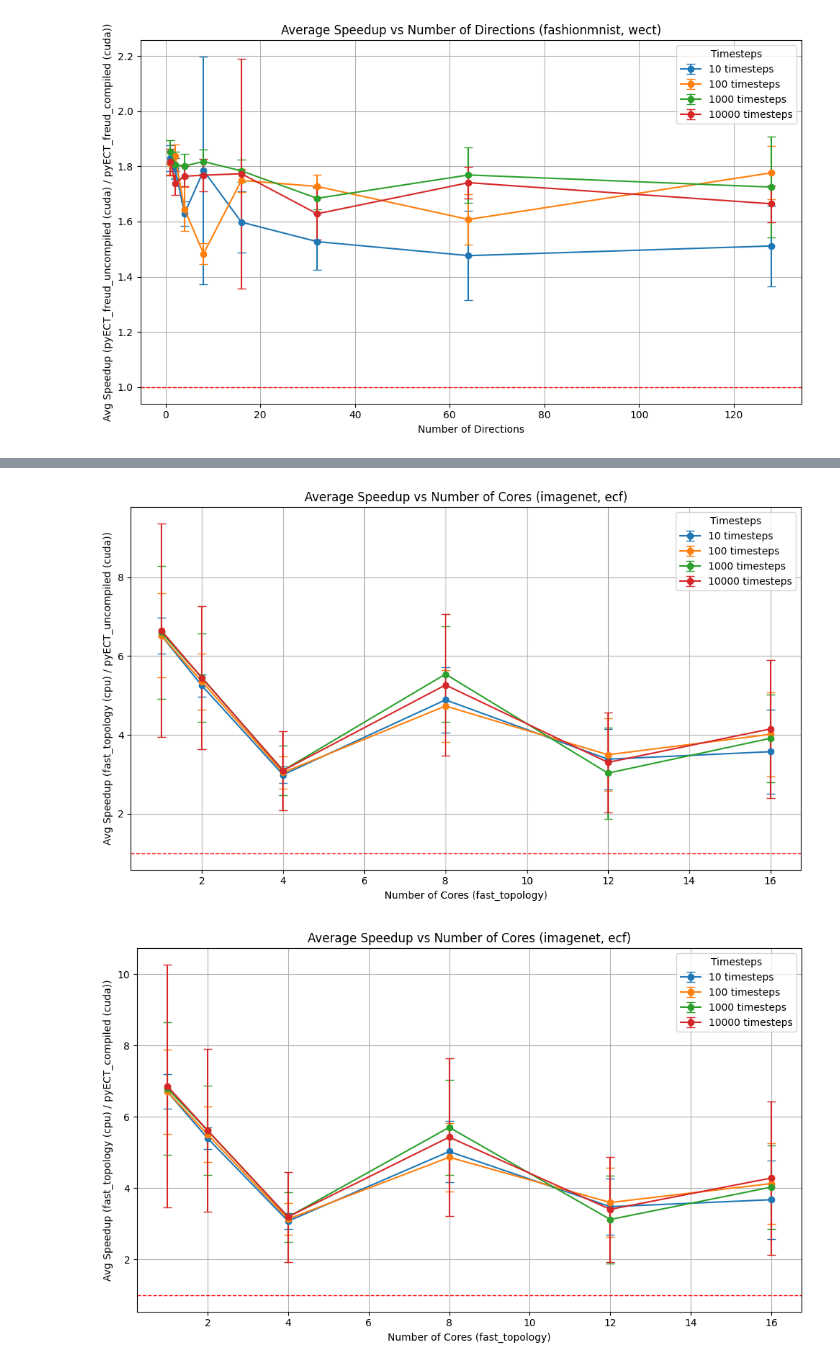
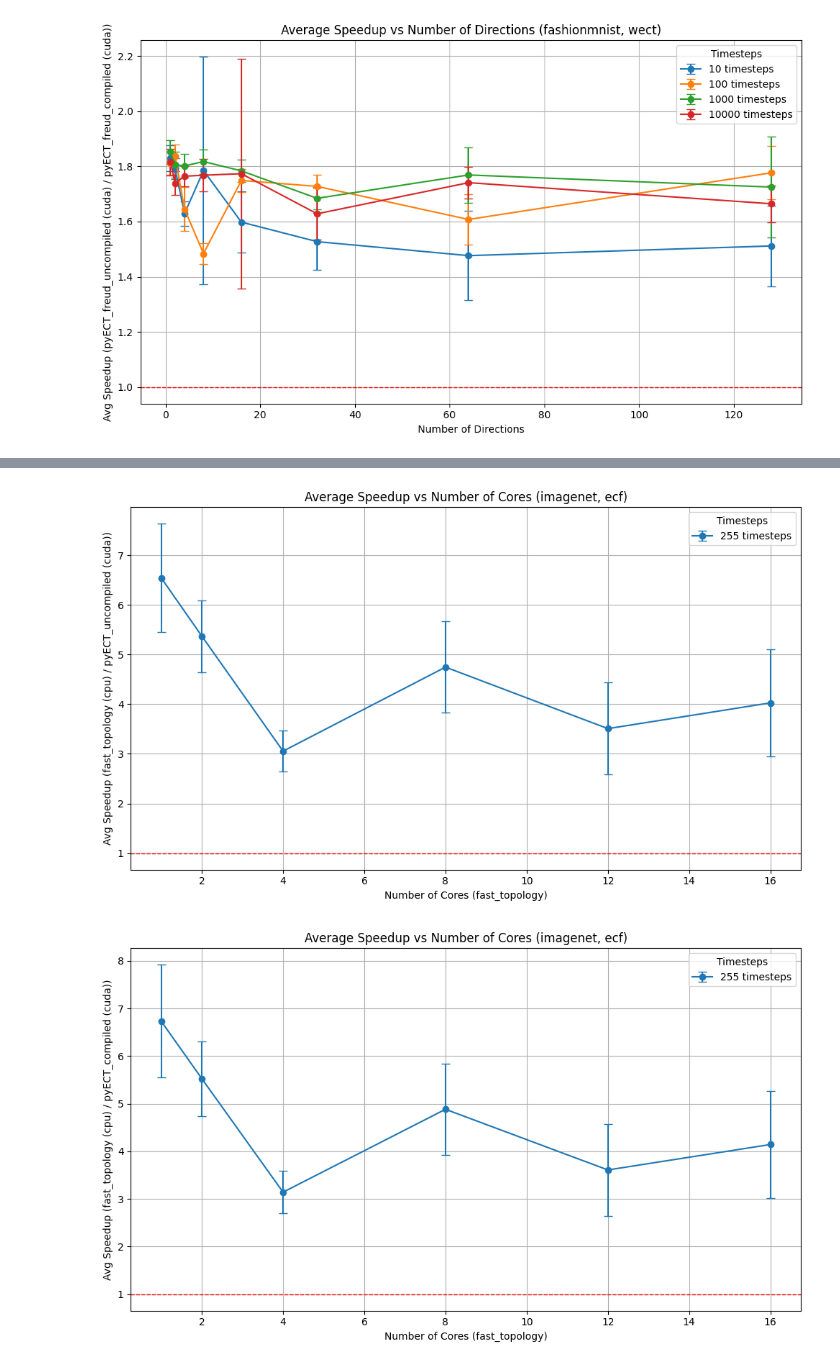
Before and after one commit to compTAG/pyECT-experiments, a Jupyter notebook: figures/create_figs.ipynb, the cells around one changed output, grey strips where cells are left out. Drawn from its saved outputs; the diff is of its cells as text; code cells hidden in the pictures.

```diff
--- a/figures/create_figs.ipynb
+++ b/figures/create_figs.ipynb
@@ -277,30 +291,30 @@ plot_speedup_vs_cores_multitimesteps(
 # %%
 plot_speedup_vs_cores_multitimesteps(
     dataset="imagenet",
-    timesteps_list=[10, 100, 1000, 10000],
+    timesteps_list=[255],
     cores_baseline_list=[1, 2, 4, 8, 12, 16],
     device_new="cuda",
     device_baseline="cpu",
     cores_new=1,
     new_implementation="pyECT_uncompiled",
     baseline_implementation="fast_topology",
     show_err_bars=True
 )
 
 plot_speedup_vs_cores_multitimesteps(
     dataset="imagenet",
-    timesteps_list=[10, 100, 1000, 10000],
+    timesteps_list=[255],
     cores_baseline_list=[1, 2, 4, 8, 12, 16],
     device_new="cuda",
     device_baseline="cpu",
     cores_new=1,
     new_implementation="pyECT_compiled",
     baseline_implementation="fast_topology",
     show_err_bars=True
 )
 # %% [output]
-[figure, old version]
+[figure, new version]
-[figure, old version]
+[figure, new version]
 # %%
 plot_speedup_vs_cores_multitimesteps(
     dataset="3D_cc_images",
```
Also changed, not shown: parts of 4 cells of this notebook, 1 other file.
